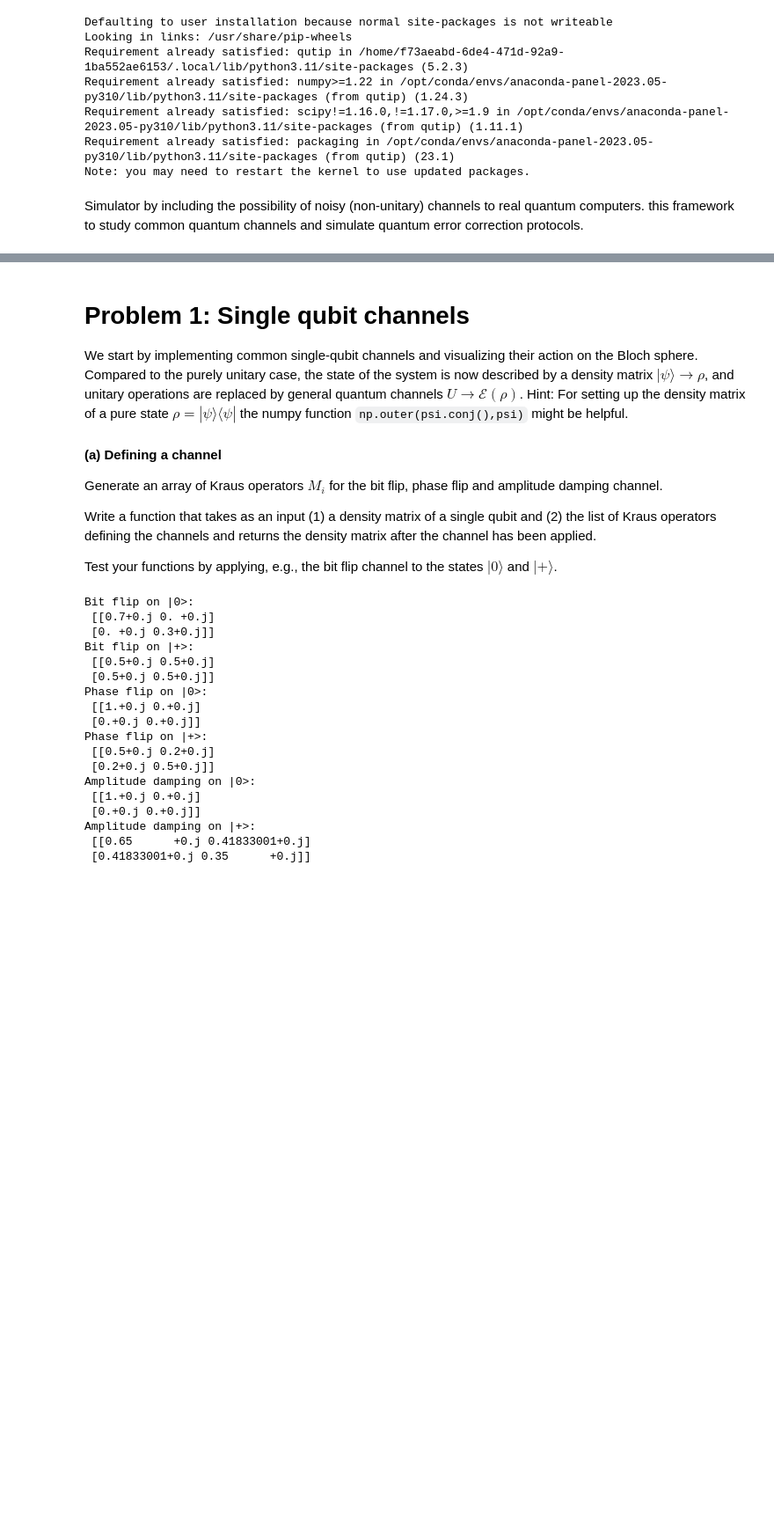
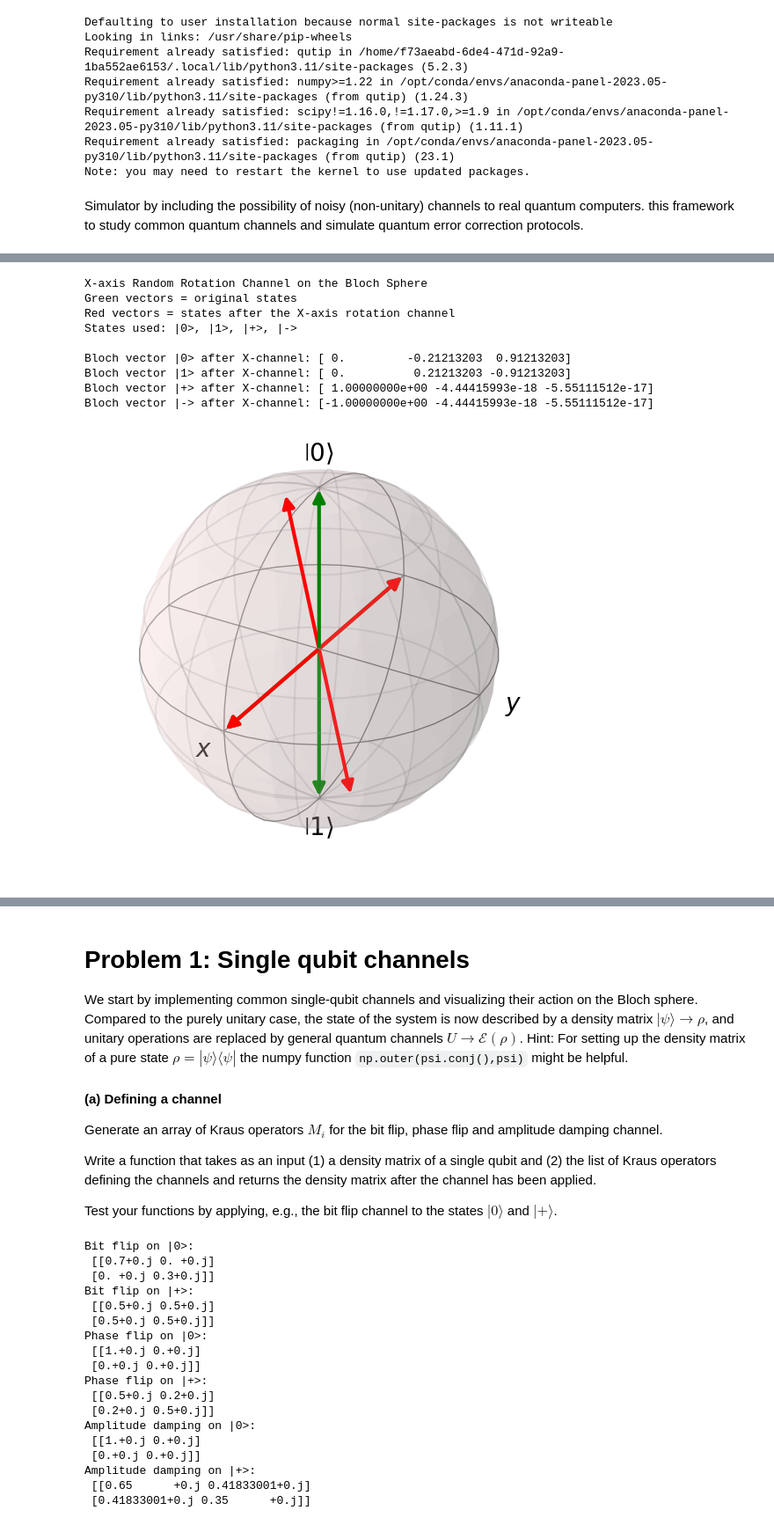
Before and after one commit to Abiyzelalem27/Quantum_Algorithms, a Jupyter notebook: Simulating_noisy_gate.ipynb, the cells around one changed output, grey strips where cells are left out. Shown at 88% size. Drawn from its saved outputs; the diff is of its cells as text; code cells hidden in the pictures; blank space fills up the shorter version.

```diff
--- a/Simulating_noisy_gate.ipynb
+++ b/Simulating_noisy_gate.ipynb
@@ -60,0 +172,73 @@ from qutip import Bloch
+# %%
+import numpy as np
+from qutip import Bloch
+
+print("X-axis Random Rotation Channel on the Bloch Sphere")
+print("Green vectors = original states")
+print("Red vectors = states after the X-axis rotation channel")
+print("States used: |0>, |1>, |+>, |->")
+print()
+
+# Channel parameters
+p = 0.3
+theta = np.pi/4
+
+# Define initial states
+psi0 = ket0()
+psi1 = ket1()
+psi_plus = ket_plus()
+psi_minus = ket_minus()
+
+# Convert to density matrices
+rho0 = np.outer(psi0, psi0.conj())
+rho1 = np.outer(psi1, psi1.conj())
+rho_plus = np.outer(psi_plus, psi_plus.conj())
+rho_minus = np.outer(psi_minus, psi_minus.conj())
+
+# Rotation operator along X-axis
+R_x = rotation_gate(theta, [1,0,0])
+
+kraus_x = rotation_channel(p, R_x)
+
+# Apply channel to all states
+rho0_x = apply_kraus(rho0, kraus_x)
+rho1_x = apply_kraus(rho1, kraus_x)
+rho_plus_x = apply_kraus(rho_plus, kraus_x)
+rho_minus_x = apply_kraus(rho_minus, kraus_x)
+
+
+# Print Bloch vectors
+print("Bloch vector |0> after X-channel:", bloch_vector(rho0_x))
+print("Bloch vector |1> after X-channel:", bloch_vector(rho1_x))
+print("Bloch vector |+> after X-channel:", bloch_vector(rho_plus_x))
+print("Bloch vector |-> after X-channel:", bloch_vector(rho_minus_x))
+
+# Bloch sphere visualization
+b = Bloch()
+b.vector_color = ['green','green','green','green','red','red','red','red']
+
+# Original states (green)
+b.add_vectors(bloch_vector(rho0))
+b.add_vectors(bloch_vector(rho1))
+b.add_vectors(bloch_vector(rho_plus))
+b.add_vectors(bloch_vector(rho_minus))
+
+# After X-channel (red)
+b.add_vectors(bloch_vector(rho0_x))
+b.add_vectors(bloch_vector(rho1_x))
+b.add_vectors(bloch_vector(rho_plus_x))
+b.add_vectors(bloch_vector(rho_minus_x))
+
+b.title = "X-axis Random Rotation Channel Effect"
+b.show()
+# %% [output]
+X-axis Random Rotation Channel on the Bloch Sphere
+Green vectors = original states
+Red vectors = states after the X-axis rotation channel
+States used: |0>, |1>, |+>, |->
+
+Bloch vector |0> after X-channel: [ 0.         -0.21213203  0.91213203]
+Bloch vector |1> after X-channel: [ 0.          0.21213203 -0.91213203]
+Bloch vector |+> after X-channel: [ 1.00000000e+00 -4.44415993e-18 -5.55111512e-17]
+Bloch vector |-> after X-channel: [-1.00000000e+00 -4.44415993e-18 -5.55111512e-17]
+[figure, added]
```
Also changed, not shown: parts of 20 cells of this notebook, 2 other files.
